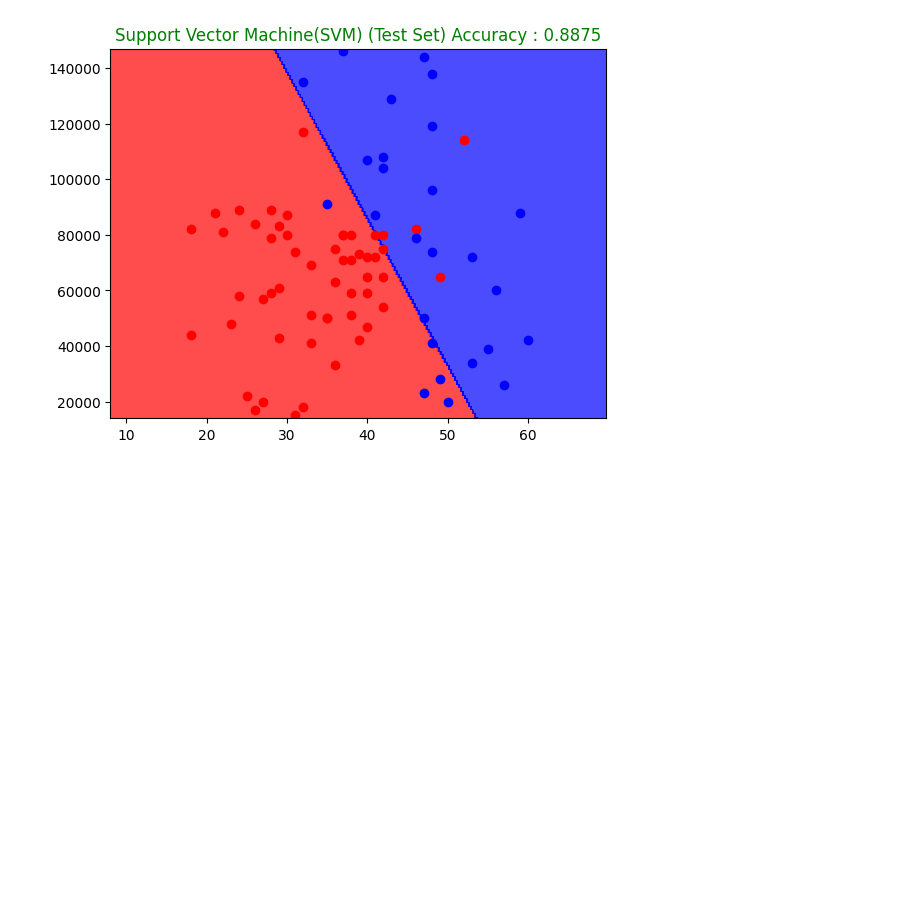
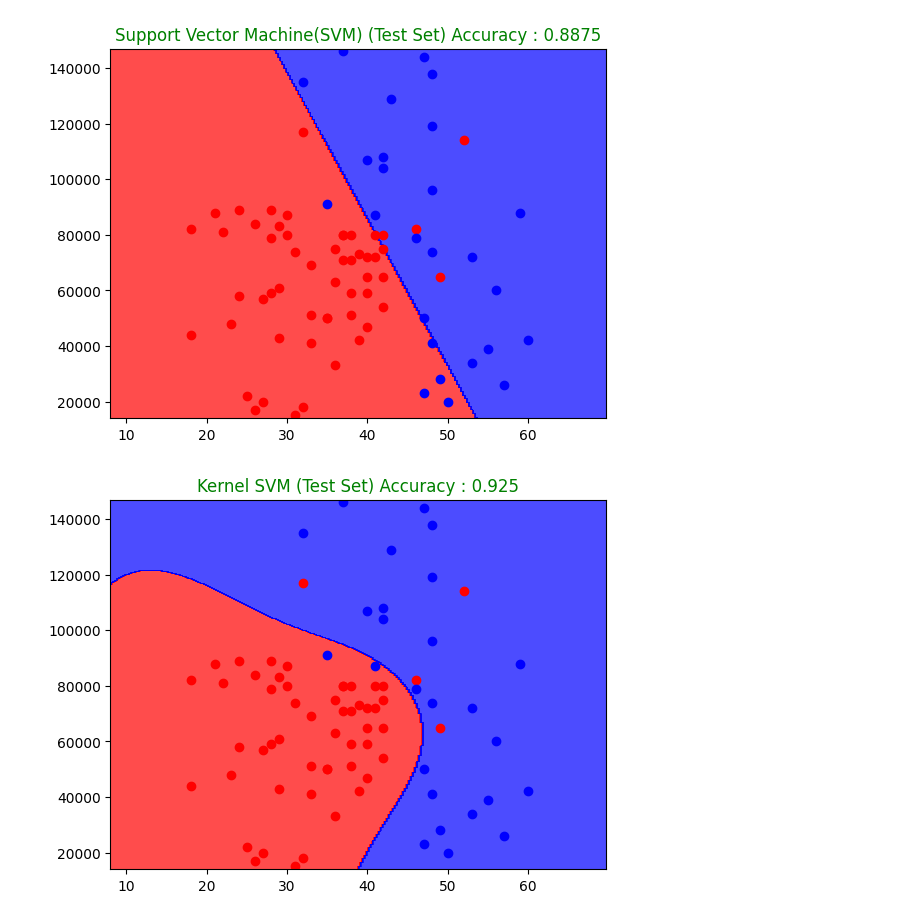
Before and after one commit to MrRainGuy/Machine-Learning-A-Z, a Jupyter notebook: My Own/Classification/Classification-models-all.ipynb, the cells around one changed output. Saved outputs shown, nothing was run; the diff lists cells and outputs as text; code cells hidden in the pictures; blank space fills up the shorter version.

Commit message:
Visualising the Kernel SVM

```diff
--- a/My Own/Classification/Classification-models-all.ipynb
+++ b/My Own/Classification/Classification-models-all.ipynb
@@ -48,3 +48,9 @@ sv_classifier.fit(X_train, y_train)
 DrawResult(sv_classifier, "Support Vector Machine(SVM) (Test Set)")
 # %% [output]
 [figure]
+# %%
+kernel_svm = SVC(kernel="rbf", random_state=7)
+kernel_svm.fit(X_train, y_train)
+DrawResult(kernel_svm, "Kernel SVM (Test Set)")
+# %% [output]
+[figure, added]
```
